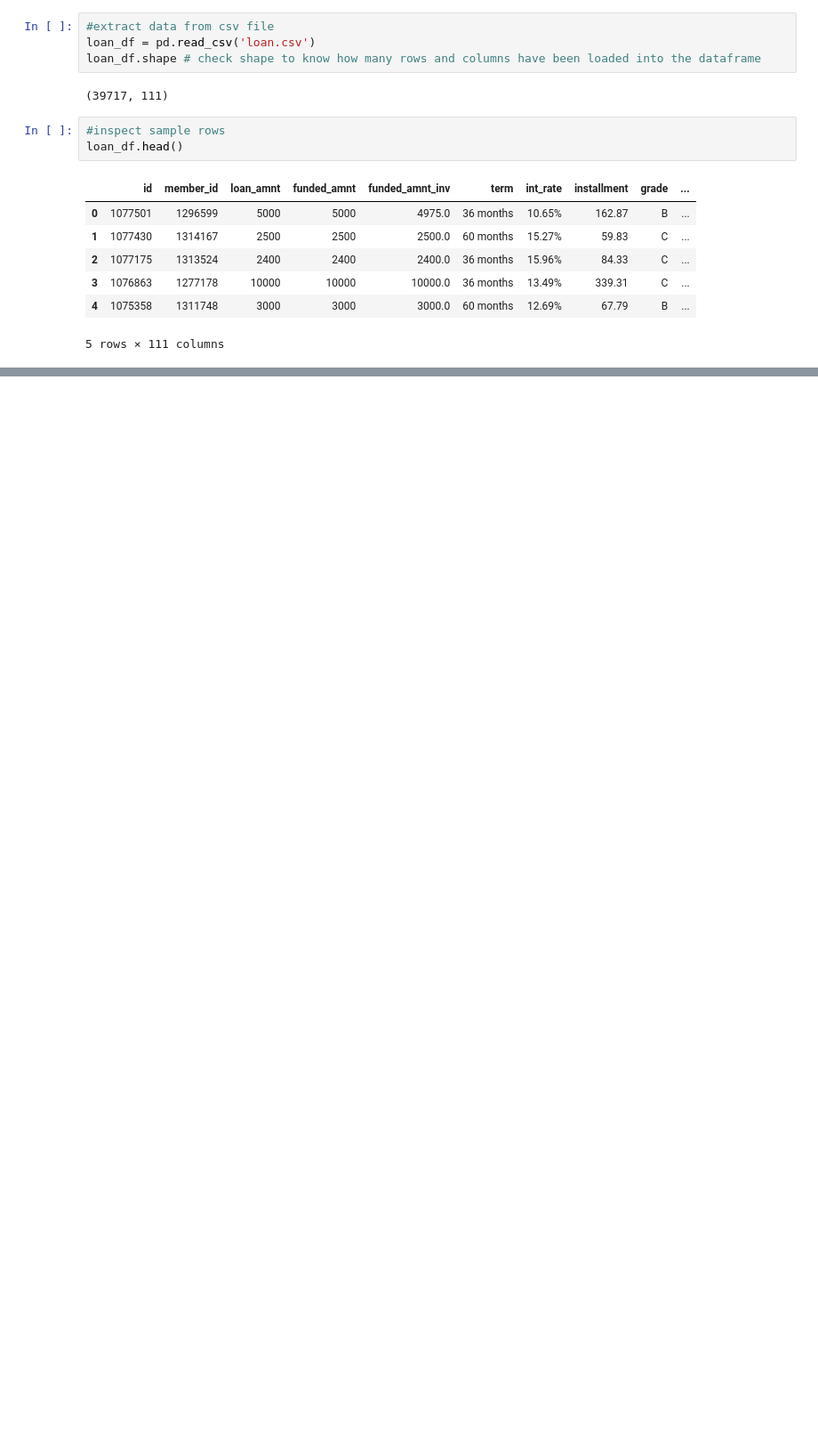
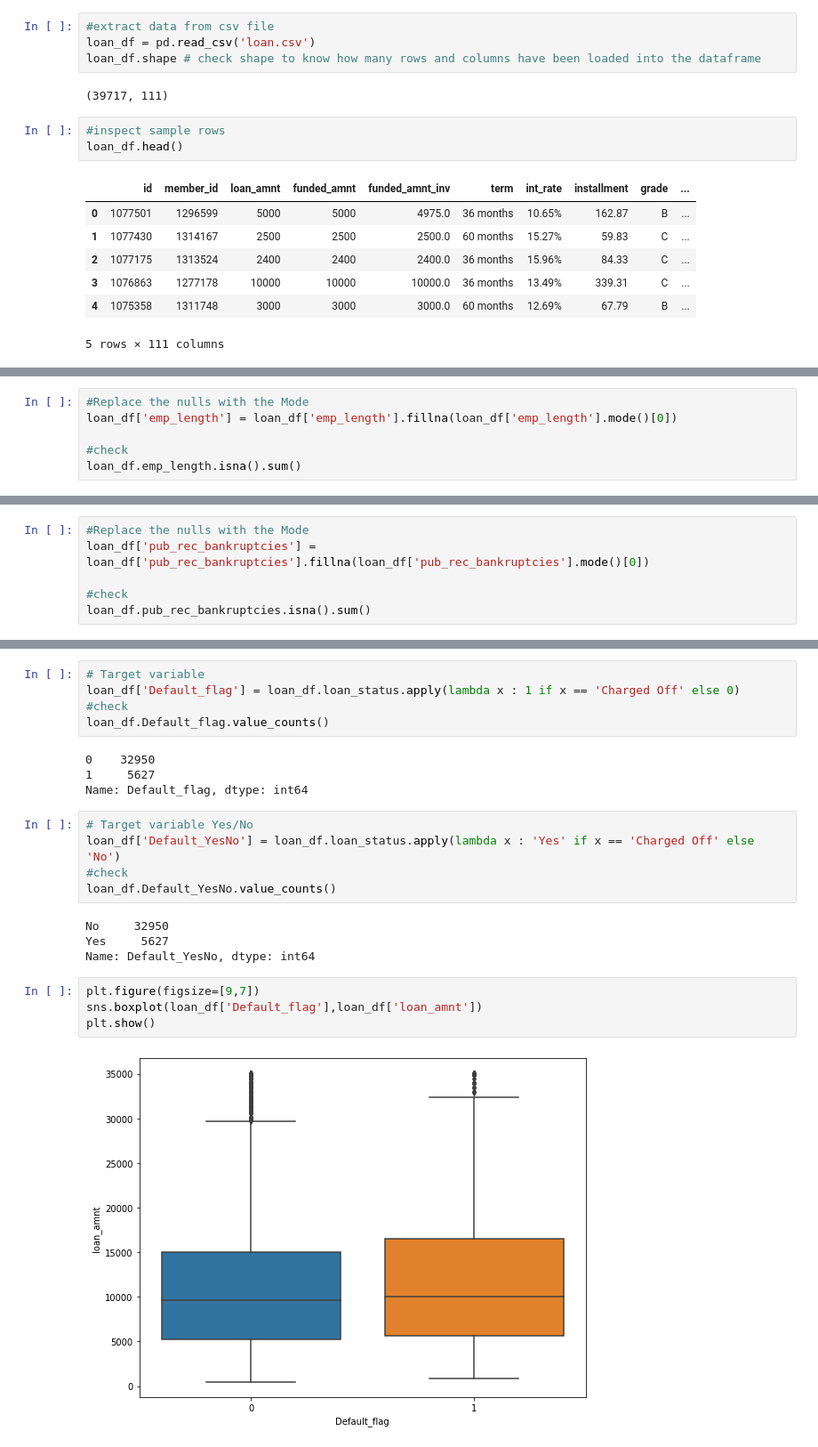
Before and after one commit to udaykadavi/LendingClubCaseStudy, a Jupyter notebook: EDA_UA.ipynb, the cells around one changed output, grey strips where cells are left out. Shown at 89% size. Saved outputs shown, nothing was run; the diff lists cells and outputs as text; blank space fills up the shorter version.

```diff
--- a/EDA_UA.ipynb
+++ b/EDA_UA.ipynb
@@ -80,0 +225,6 @@ Length: 111, dtype: bool
+# %%
+#Replace the nulls with the Mode
+loan_df['emp_length'] = loan_df['emp_length'].fillna(loan_df['emp_length'].mode()[0])
+
+#check
+loan_df.emp_length.isna().sum()
@@ -80,0 +261,6 @@ Length: 111, dtype: bool
+# %%
+#Replace the nulls with the Mode
+loan_df['pub_rec_bankruptcies'] = loan_df['pub_rec_bankruptcies'].fillna(loan_df['pub_rec_bankruptcies'].mode()[0])
+
+#check
+loan_df.pub_rec_bankruptcies.isna().sum()
@@ -85,3 +281,27 @@ Length: 111, dtype: bool
 - derived variables,
 - % metric,
 - types of visuals
+# %%
+# Target variable
+loan_df['Default_flag'] = loan_df.loan_status.apply(lambda x : 1 if x == 'Charged Off' else 0)
+#check
+loan_df.Default_flag.value_counts()
+# %% [output]
+0    32950
+1     5627
+Name: Default_flag, dtype: int64
+# %%
+# Target variable Yes/No
+loan_df['Default_YesNo'] = loan_df.loan_status.apply(lambda x : 'Yes' if x == 'Charged Off' else 'No')
+#check
+loan_df.Default_YesNo.value_counts()
+# %% [output]
+No     32950
+Yes     5627
+Name: Default_YesNo, dtype: int64
+# %%
+plt.figure(figsize=[9,7])
+sns.boxplot(loan_df['Default_flag'],loan_df['loan_amnt'])
+plt.show()
+# %% [output]
+[figure, added]
```
Also changed, not shown: parts of 29 cells of this notebook.
